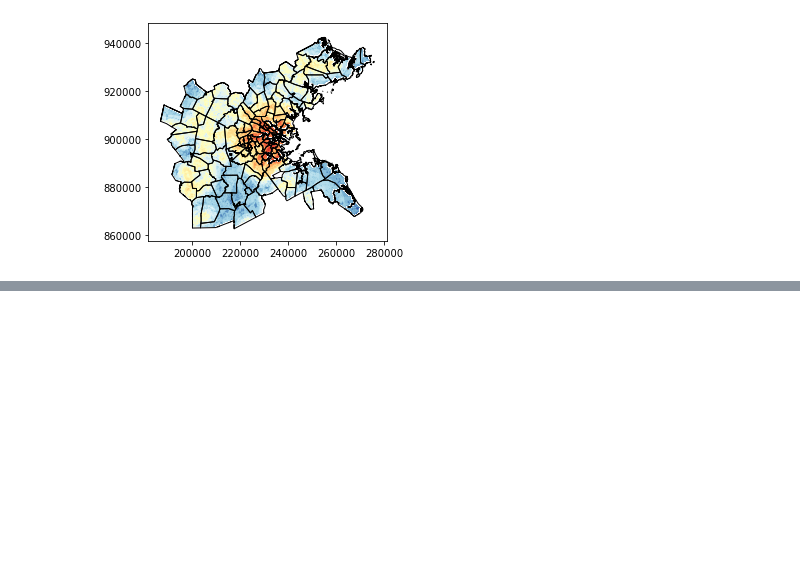
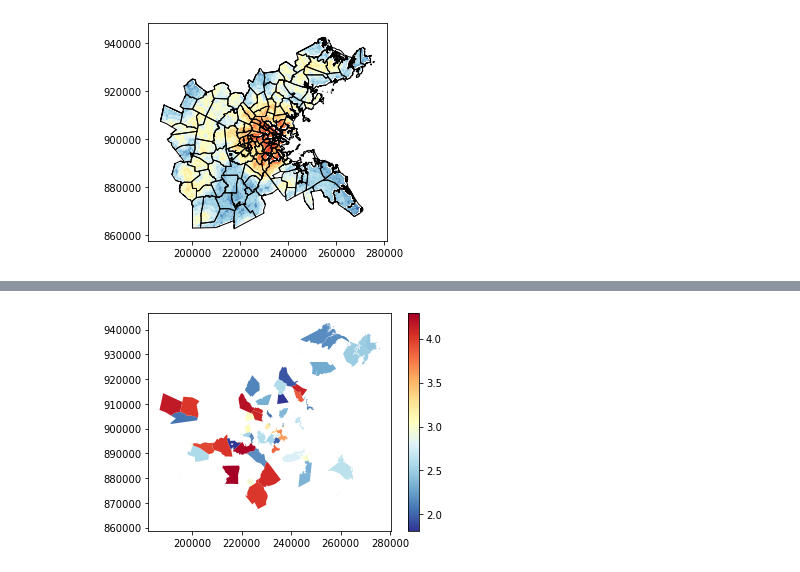
Before and after one commit to gingerleib/outdoor-recreation, a Jupyter notebook: Outdoor_Rec_Analysis.ipynb, the cells around one changed output, grey strips where cells are left out. Drawn from its saved outputs; the diff is of its cells as text; code cells hidden in the pictures; blank space fills up the shorter version.

Commit message:
added zonal statistics

```diff
--- a/Outdoor_Rec_Analysis.ipynb
+++ b/Outdoor_Rec_Analysis.ipynb
@@ -806,3 +807,7 @@ show(weighted_or, cmap='RdYlBu_r', ax=ax, transform=transform_tree)
 plt.show()
 # %% [output]
 [figure]
+# %%
+#find zonal statistics
+
+stats = pd.DataFrame(zonal_stats(boston_zips, weighted_or, affine=transform_tree, stats=['mean'], nodata=np.NaN))
@@ -808,0 +823,4 @@ plt.show()
+# %%
+#join stats to boston zip code polygons
+
+zips_stats = boston_zips.join(stats)
@@ -808,0 +836,5 @@ plt.show()
+# %%
+zips_stats.plot(column='mean', cmap='RdYlBu_r', legend=True)
+plt.show()
+# %% [output]
+[figure, added]
```
Also changed, not shown: parts of 3 cells of this notebook.
